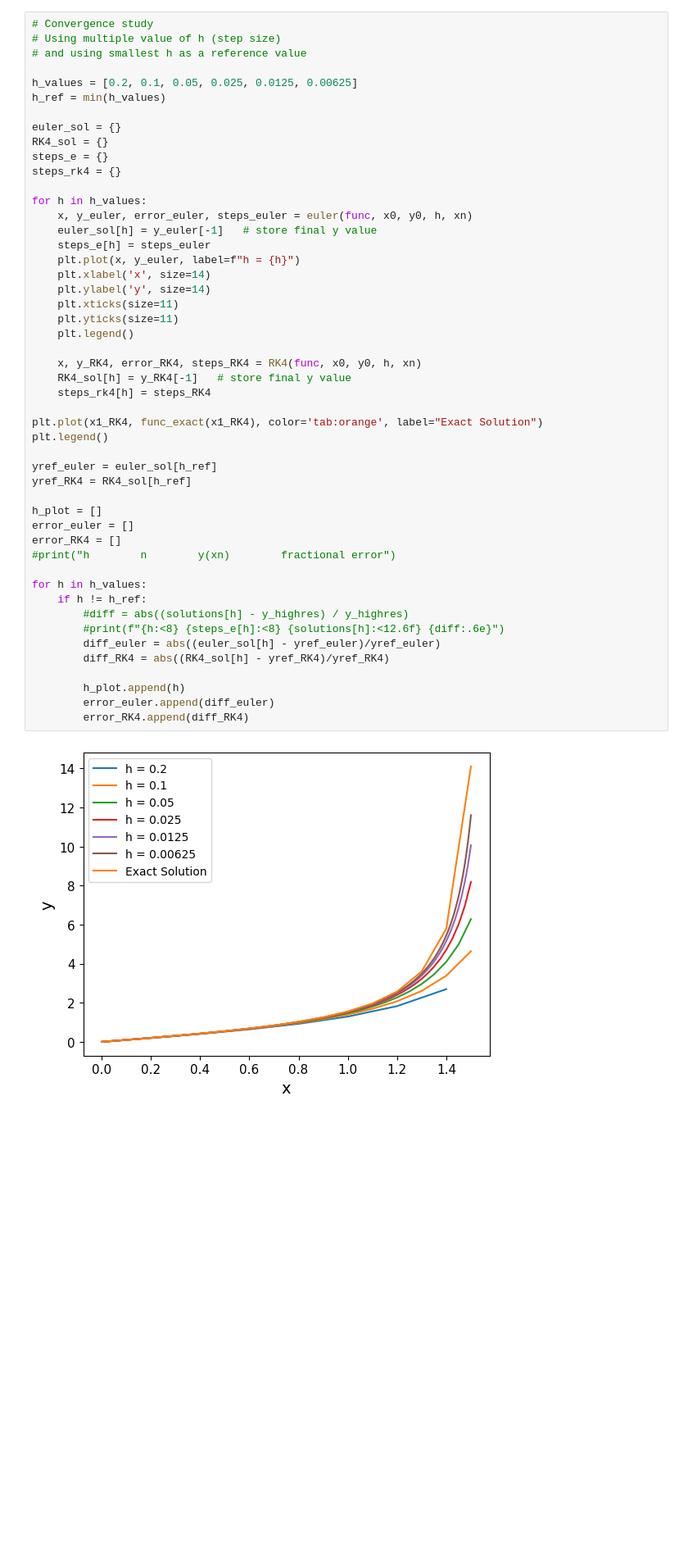
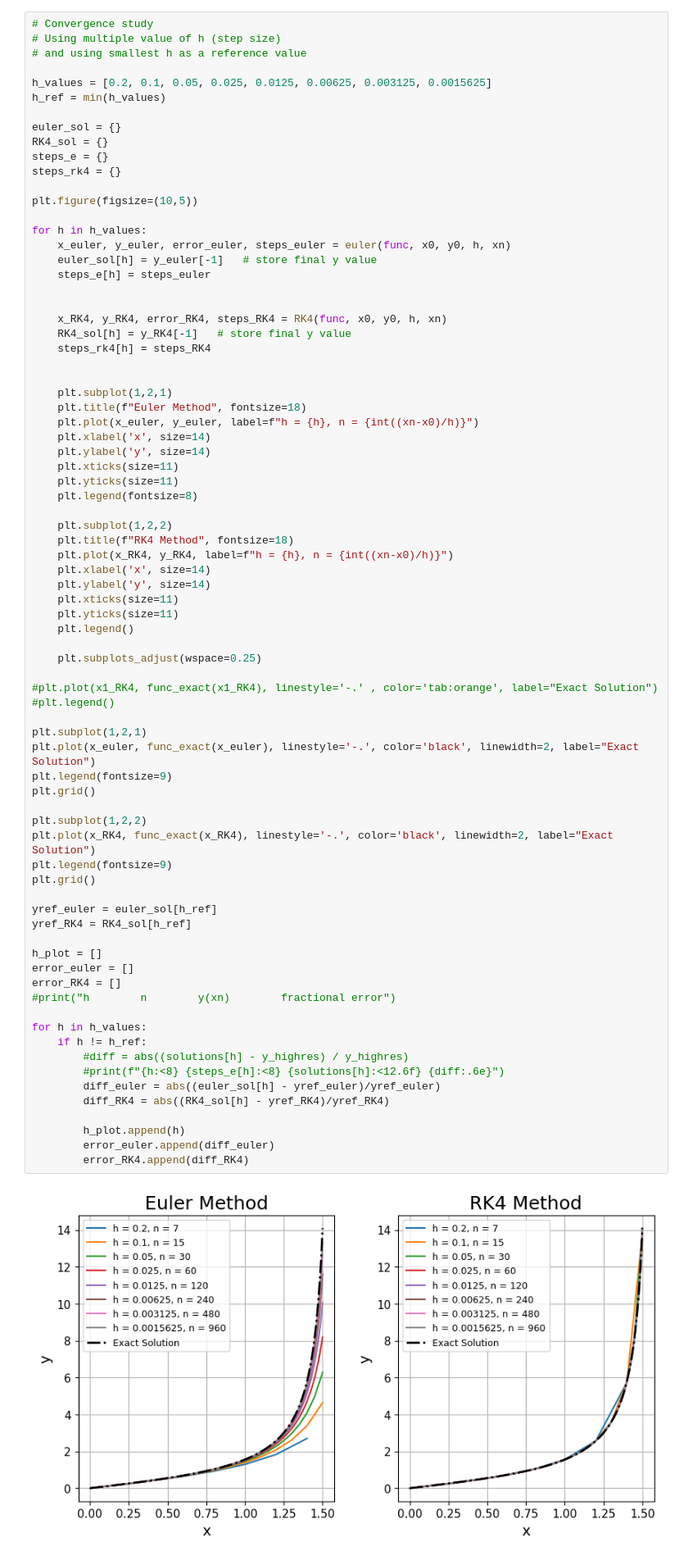
Before and after one commit to galih123star/computational2026, a Jupyter notebook: HW03/HW03_CPA.ipynb, the cells around one changed output. Shown at 82% size. Drawn from its saved outputs; the diff is of its cells as text; blank space fills up the shorter version.

```diff
--- a/HW03/HW03_CPA.ipynb
+++ b/HW03/HW03_CPA.ipynb
@@ -168,7 +168,7 @@ plt.show()
 # Using multiple value of h (step size)
 # and using smallest h as a reference value
 
-h_values = [0.2, 0.1, 0.05, 0.025, 0.0125, 0.00625]
+h_values = [0.2, 0.1, 0.05, 0.025, 0.0125, 0.00625, 0.003125, 0.0015625]
 h_ref = min(h_values)
 
 euler_sol = {}
@@ -176,42 +176,70 @@ RK4_sol = {}
 steps_e = {}
 steps_rk4 = {}
 
+plt.figure(figsize=(10,5))
+
 for h in h_values:
-    x, y_euler, error_euler, steps_euler = euler(func, x0, y0, h, xn)
+    x_euler, y_euler, error_euler, steps_euler = euler(func, x0, y0, h, xn)
     euler_sol[h] = y_euler[-1]   # store final y value
     steps_e[h] = steps_euler
-    plt.plot(x, y_euler, label=f"h = {h}")
+
+
+    x_RK4, y_RK4, error_RK4, steps_RK4 = RK4(func, x0, y0, h, xn)
+    RK4_sol[h] = y_RK4[-1]   # store final y value
+    steps_rk4[h] = steps_RK4
+
+
+    plt.subplot(1,2,1)
+    plt.title(f"Euler Method", fontsize=18)
+    plt.plot(x_euler, y_euler, label=f"h = {h}, n = {int((xn-x0)/h)}")
+    plt.xlabel('x', size=14)
+    plt.ylabel('y', size=14)
+    plt.xticks(size=11)
+    plt.yticks(size=11)
+    plt.legend(fontsize=8)
+
+    plt.subplot(1,2,2)
+    plt.title(f"RK4 Method", fontsize=18)
+    plt.plot(x_RK4, y_RK4, label=f"h = {h}, n = {int((xn-x0)/h)}")
     plt.xlabel('x', size=14)
     plt.ylabel('y', size=14)
     plt.xticks(size=11)
     plt.yticks(size=11)
     plt.legend()
 
-    x, y_RK4, error_RK4, steps_RK4 = RK4(func, x0, y0, h, xn)
-    RK4_sol[h] = y_RK4[-1]   # store final y value
-    steps_rk4[h] = steps_RK4
+    plt.subplots_adjust(wspace=0.25)
 
-plt.plot(x1_RK4, func_exact(x1_RK4), color='tab:orange', label="Exact Solution")
-plt.legend()
+#plt.plot(x1_RK4, func_exact(x1_RK4), linestyle='-.' , color='tab:orange', label="Exact Solution")
+#plt.legend()
+
+plt.subplot(1,2,1)
+plt.plot(x_euler, func_exact(x_euler), linestyle='-.', color='black', linewidth=2, label="Exact Solution")
+plt.legend(fontsize=9)
+plt.grid()
+
+plt.subplot(1,2,2)
+plt.plot(x_RK4, func_exact(x_RK4), linestyle='-.', color='black', linewidth=2, label="Exact Solution")
+plt.legend(fontsize=9)
+plt.grid()
 
 yref_euler = euler_sol[h_ref]
 yref_RK4 = RK4_sol[h_ref]
 
 h_plot = []
 error_euler = []
 error_RK4 = []
 #print("h        n        y(xn)        fractional error")
 
 for h in h_values:
     if h != h_ref:
         #diff = abs((solutions[h] - y_highres) / y_highres)
         #print(f"{h:<8} {steps_e[h]:<8} {solutions[h]:<12.6f} {diff:.6e}")
         diff_euler = abs((euler_sol[h] - yref_euler)/yref_euler)
         diff_RK4 = abs((RK4_sol[h] - yref_RK4)/yref_RK4)
 
         h_plot.append(h)
         error_euler.append(diff_euler)
         error_RK4.append(diff_RK4)
 # %% [output]
-[figure, old version]
+[figure, new version]
 # %%
```
Also changed, not shown: parts of 2 cells of this notebook.
